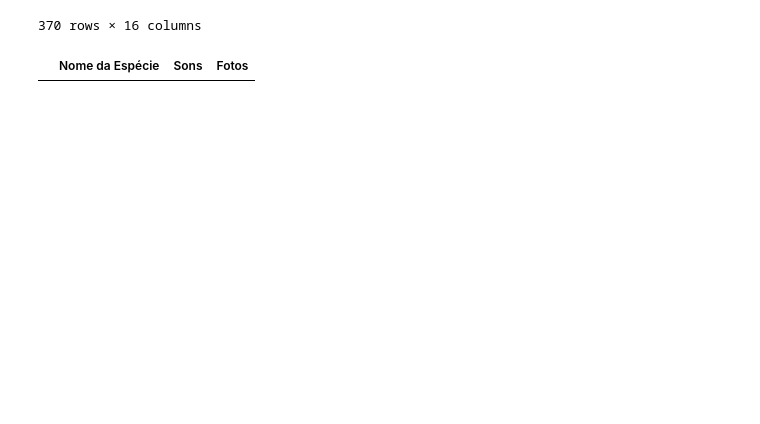
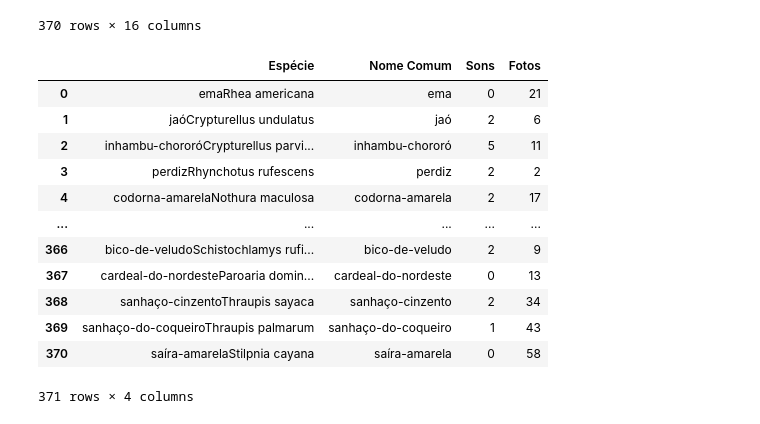
Before and after one commit to rafaelladuarte/avesrag-dataset-builder, a Jupyter notebook: et_07_analise_incossiteencias2.ipynb, the cells around one changed output. Saved outputs shown, nothing was run; the diff lists cells and outputs as text; code cells hidden in the pictures; blank space fills up the shorter version.

```diff
--- a/scripts/et_07_analise_incossiteencias2.ipynb
+++ b/et_07_analise_incossiteencias2.ipynb
@@ -68,8 +69,20 @@ new_df
 | 369 | Stilpnia cayana | Passeriformes | Thraupidae | Stilpnia | cayana | saíra-amarela | Burnished-buff Tanager | https://www.wikiaves.com.br/wiki/... | https://s3.amazonaws.com/media.wi... | A espécie *Stilpnia cayana* é uma... | ... |
 370 rows × 16 columns
 # %%
-path = "data/treat/wikiaves_species_by_registro.csv"
+path = "data/treat/especies_uberlandia.csv"
 df_registro = pd.read_csv(path)
 df_registro
 # %% [output]
-|  | Nome da Espécie | Sons | Fotos |
+|  | Espécie | Nome Comum | Sons | Fotos |
+| 0 | emaRhea americana | ema | 0 | 21 |
+| 1 | jaóCrypturellus undulatus | jaó | 2 | 6 |
+| 2 | inhambu-chororóCrypturellus parvi... | inhambu-chororó | 5 | 11 |
+| 3 | perdizRhynchotus rufescens | perdiz | 2 | 2 |
+| 4 | codorna-amarelaNothura maculosa | codorna-amarela | 2 | 17 |
+| ... | ... | ... | ... | ... |
+| 366 | bico-de-veludoSchistochlamys rufi... | bico-de-veludo | 2 | 9 |
+| 367 | cardeal-do-nordesteParoaria domin... | cardeal-do-nordeste | 0 | 13 |
+| 368 | sanhaço-cinzentoThraupis sayaca | sanhaço-cinzento | 2 | 34 |
+| 369 | sanhaço-do-coqueiroThraupis palmarum | sanhaço-do-coqueiro | 1 | 43 |
+| 370 | saíra-amarelaStilpnia cayana | saíra-amarela | 0 | 58 |
+371 rows × 4 columns
```
Also changed, not shown: parts of 7 cells of this notebook, 4 other files.
